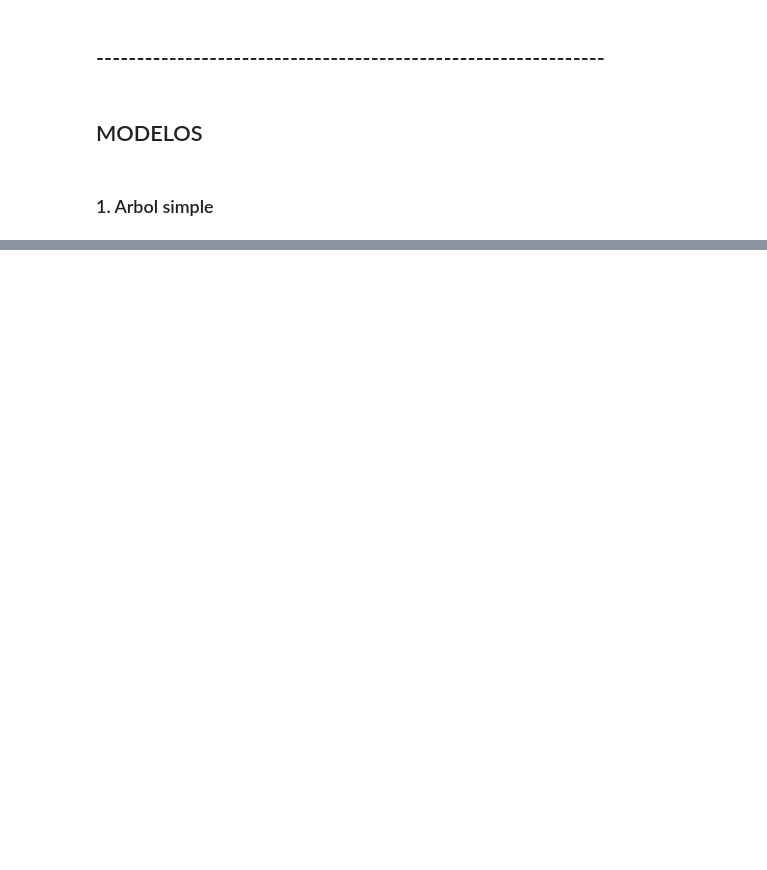
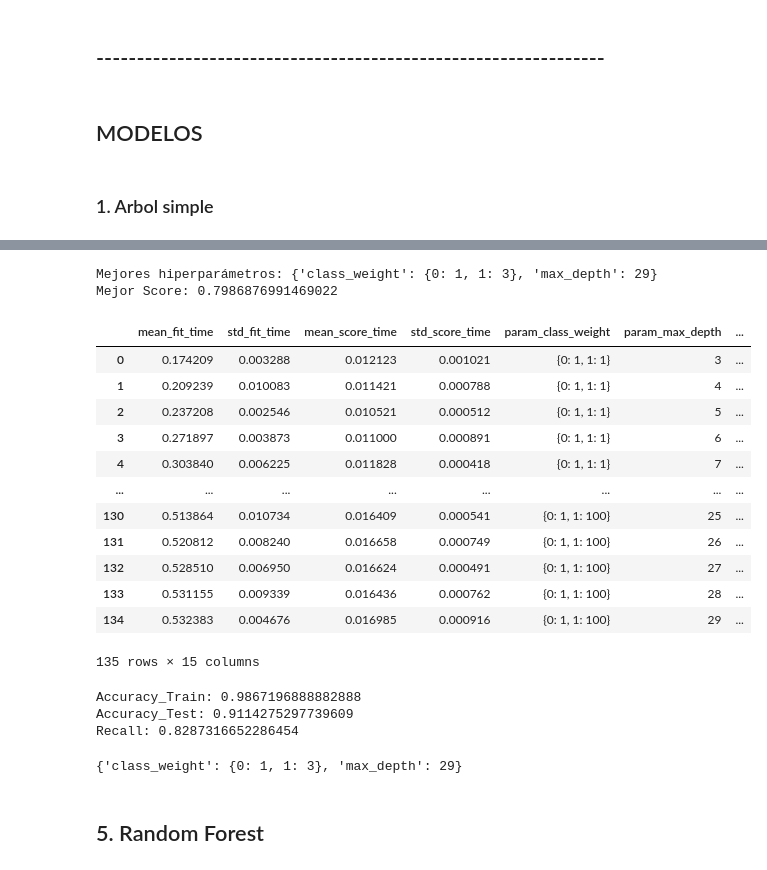
Before and after one commit to fedegp1/PI02_ML, a Jupyter notebook: preprocessing2.ipynb, the cells around one changed output, grey strips where cells are left out. Cells and saved outputs as stored; diff of their text form; code cells hidden in the pictures; blank space fills up the shorter version.

```diff
--- a/preprocessing2.ipynb
+++ b/preprocessing2.ipynb
@@ -1133,0 +1212,8 @@ entrega_pred_df.to_csv('fedegp1.csv', index=False)
+# %%
+weights = {0:1, 1:2}
+clf5 = DecisionTreeClassifier(max_depth=9, class_weight=weights)
+clf5.fit(X_Train, Y_Train)
+y_pred = clf5.predict(X_Test)
+print('Recall: ', recall_score(Y_Test,y_pred))
+print('Accuracy: ', accuracy_score(Y_Test,y_pred))
+print('Feature importance: ', clf5.feature_importances_)
@@ -1133,0 +1226,8 @@ entrega_pred_df.to_csv('fedegp1.csv', index=False)
+# %%
+clf6 = DecisionTreeClassifier()
+balance = [{0:1,1:1}, {0:1,1:3}, {0:1,1:10}, {0:1,1:50}, {0:1,1:100}]
+depths = list(range(3,30))
+param_grid = dict(class_weight = balance, max_depth = depths)
+model = GridSearchCV(clf6, param_grid=param_grid, cv=5, scoring ='f1')
+# %%
+model.fit(X_Train, Y_Train)
@@ -1133,0 +1243,37 @@ entrega_pred_df.to_csv('fedegp1.csv', index=False)
+# %%
+print("Mejores hiperparámetros: "+str(model.best_params_))
+print("Mejor Score: "+str(model.best_score_)+'\n')
+
+scores = pd.DataFrame(model.cv_results_)
+scores
+# %% [output]
+Mejores hiperparámetros: {'class_weight': {0: 1, 1: 3}, 'max_depth': 29}
+Mejor Score: 0.7986876991469022
+|  | mean_fit_time | std_fit_time | mean_score_time | std_score_time | param_class_weight | param_max_depth | ... |
+| 0 | 0.174209 | 0.003288 | 0.012123 | 0.001021 | {0: 1, 1: 1} | 3 | ... |
+| 1 | 0.209239 | 0.010083 | 0.011421 | 0.000788 | {0: 1, 1: 1} | 4 | ... |
+| 2 | 0.237208 | 0.002546 | 0.010521 | 0.000512 | {0: 1, 1: 1} | 5 | ... |
+| 3 | 0.271897 | 0.003873 | 0.011000 | 0.000891 | {0: 1, 1: 1} | 6 | ... |
+| 4 | 0.303840 | 0.006225 | 0.011828 | 0.000418 | {0: 1, 1: 1} | 7 | ... |
+| ... | ... | ... | ... | ... | ... | ... | ... |
+| 130 | 0.513864 | 0.010734 | 0.016409 | 0.000541 | {0: 1, 1: 100} | 25 | ... |
+| 131 | 0.520812 | 0.008240 | 0.016658 | 0.000749 | {0: 1, 1: 100} | 26 | ... |
+| 132 | 0.528510 | 0.006950 | 0.016624 | 0.000491 | {0: 1, 1: 100} | 27 | ... |
+| 133 | 0.531155 | 0.009339 | 0.016436 | 0.000762 | {0: 1, 1: 100} | 28 | ... |
+| 134 | 0.532383 | 0.004676 | 0.016985 | 0.000916 | {0: 1, 1: 100} | 29 | ... |
+135 rows × 15 columns
+# %%
+y_pred = model.predict(X_Test)
+y_pred_train = model.predict(X_Train)
+print('Accuracy_Train:', accuracy_score(Y_Train,y_pred_train))
+print('Accuracy_Test:', accuracy_score(Y_Test,y_pred))
+print('Recall:', recall_score(Y_Test,y_pred))
+# %% [output]
+Accuracy_Train: 0.9867196888882888
+Accuracy_Test: 0.9114275297739609
+Recall: 0.8287316652286454
+# %%
+param_grid1 #guarde la grid de la primera corrida
+best_params1 #guarde los mejores parametros de esa primera corrida
+# %% [output]
+{'class_weight': {0: 1, 1: 3}, 'max_depth': 29}
@@ -1133,0 +1293,2 @@ entrega_pred_df.to_csv('fedegp1.csv', index=False)
+# %% [markdown]
+## 5. Random Forest
```
Also changed, not shown: parts of 42 cells of this notebook, 3 other files.
